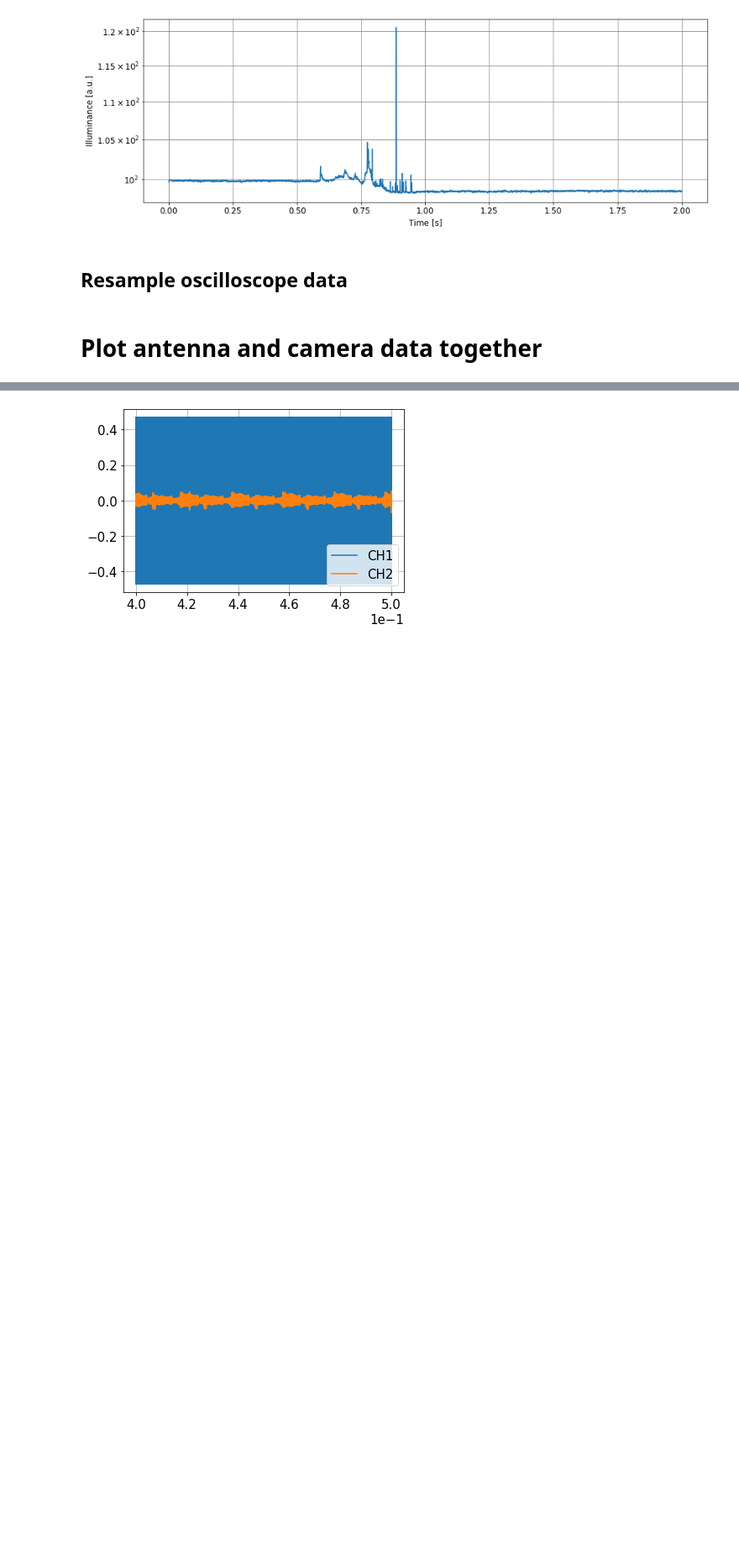
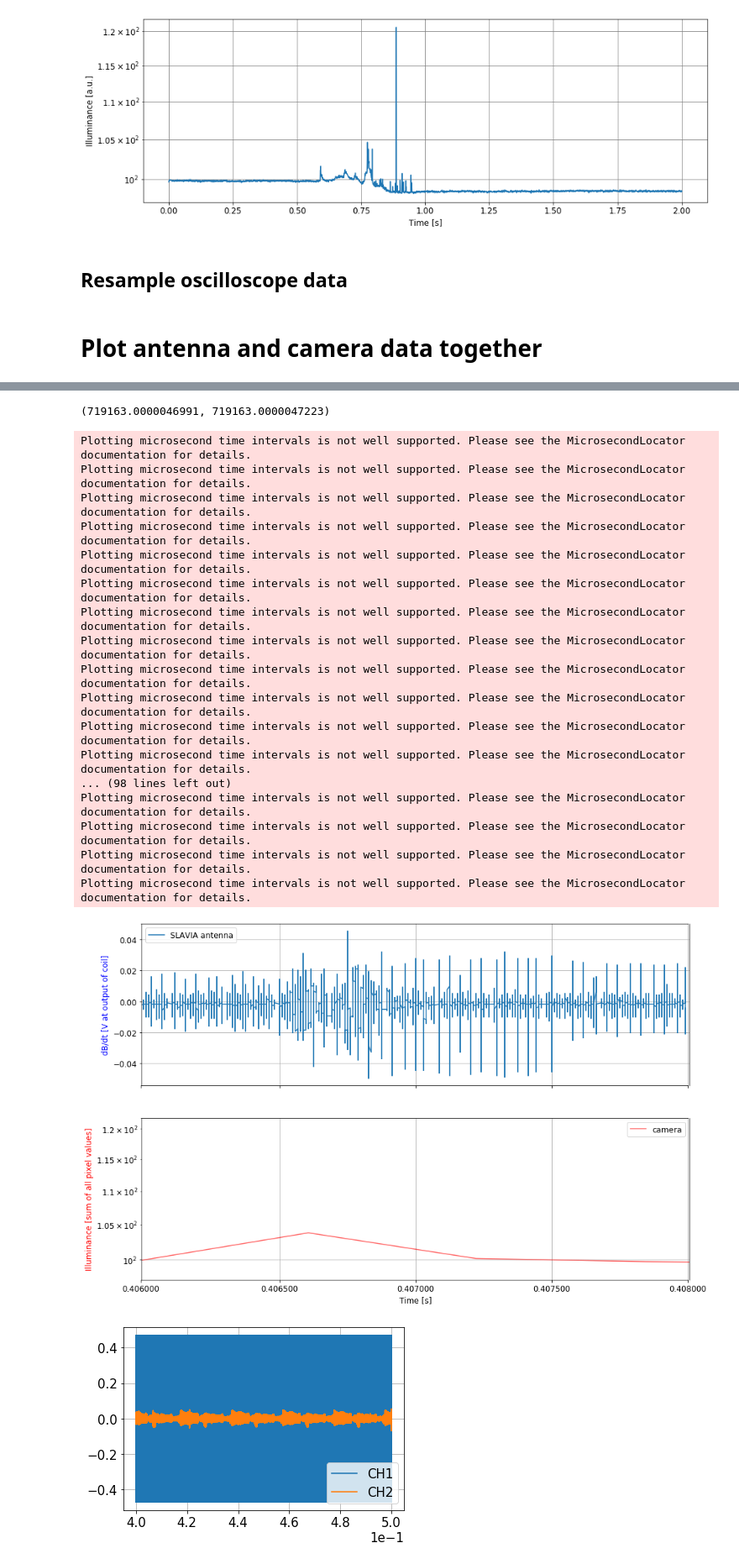
Before and after one commit to ODZ-UJF-AV-CR/auto1, a Jupyter notebook: notebooks/oscilloscope.ipynb, the cells around one changed output, grey strips where cells are left out. Shown at 84% size. Cells and saved outputs as stored; diff of their text form; code cells hidden in the pictures; blank space fills up the shorter version.

```diff
--- a/notebooks/oscilloscope.ipynb
+++ b/notebooks/oscilloscope.ipynb
@@ -94,3 +95,51 @@ ax2.xaxis.set_major_formatter(mdates.DateFormatter('0.%f'))
+# %%
+fig, (ax1,  ax2) = plt.subplots(figsize=(15, 10), nrows=2, sharex=True)
+
+FROM_TIME = 0.406
+TO_TIME = 0.408
+xx = df.loc[pd.to_datetime(FROM_TIME, unit='s'):pd.to_datetime(TO_TIME, unit='s')]
+#xx = df.loc[pd.to_datetime(FROM_TIME, unit='s'):pd.to_datetime(TO_TIME, unit='s')]
+
+ax1.plot(xx['CH2(V)'], label='SLAVIA antenna', alpha=0.99)
+#plt.xlabel('Time [s]')
+ax1.set_ylabel('dB/dt [V at output of coil]', c='b')
+ax1.grid()
+ax1.legend(loc = "upper left")
+
+ax1.set_xlim(pd.to_datetime(0, unit='s'),pd.to_datetime(0.8, unit='s'))
+
+#y['time'] = pd.to_datetime((y.index - 1613)*(1/1612.38)+0.215, unit='s')
+y['time'] = pd.to_datetime((y.index - 1613)*(1/1612.38)+0.615, unit='s')
+
+ax2.plot(y['time'], y['0'], c='red', alpha=0.6, label='camera')
+ax2.set_yscale('log')
+ax2.set_xlabel('Time [s]')
+ax2.set_ylabel('Illuminance [sum of all pixel values]', c='r')
+ax2.grid()
+ax2.legend(loc = "upper right")
+ax2.xaxis.set_major_formatter(mdates.DateFormatter('0.%f'))
+#plt.ylim(90,10e2)
+plt.xlim(pd.to_datetime(FROM_TIME, unit='s'),pd.to_datetime(TO_TIME, unit='s'))
+# %% [output]
+(719163.0000046991, 719163.0000047223)
+Plotting microsecond time intervals is not well supported. Please see the MicrosecondLocator documentation for details.
+Plotting microsecond time intervals is not well supported. Please see the MicrosecondLocator documentation for details.
+Plotting microsecond time intervals is not well supported. Please see the MicrosecondLocator documentation for details.
+Plotting microsecond time intervals is not well supported. Please see the MicrosecondLocator documentation for details.
+Plotting microsecond time intervals is not well supported. Please see the MicrosecondLocator documentation for details.
+Plotting microsecond time intervals is not well supported. Please see the MicrosecondLocator documentation for details.
+Plotting microsecond time intervals is not well supported. Please see the MicrosecondLocator documentation for details.
+Plotting microsecond time intervals is not well supported. Please see the MicrosecondLocator documentation for details.
+Plotting microsecond time intervals is not well supported. Please see the MicrosecondLocator documentation for details.
+Plotting microsecond time intervals is not well supported. Please see the MicrosecondLocator documentation for details.
+Plotting microsecond time intervals is not well supported. Please see the MicrosecondLocator documentation for details.
+Plotting microsecond time intervals is not well supported. Please see the MicrosecondLocator documentation for details.
+... (98 lines left out)
+Plotting microsecond time intervals is not well supported. Please see the MicrosecondLocator documentation for details.
+Plotting microsecond time intervals is not well supported. Please see the MicrosecondLocator documentation for details.
+Plotting microsecond time intervals is not well supported. Please see the MicrosecondLocator documentation for details.
+Plotting microsecond time intervals is not well supported. Please see the MicrosecondLocator documentation for details.
+[figure, added]
 # %%
 xx = df[0.4:0.5]
 plt.figure(figsize=(15,5))
```
Also changed, not shown: parts of 10 cells of this notebook, 1 other file.
